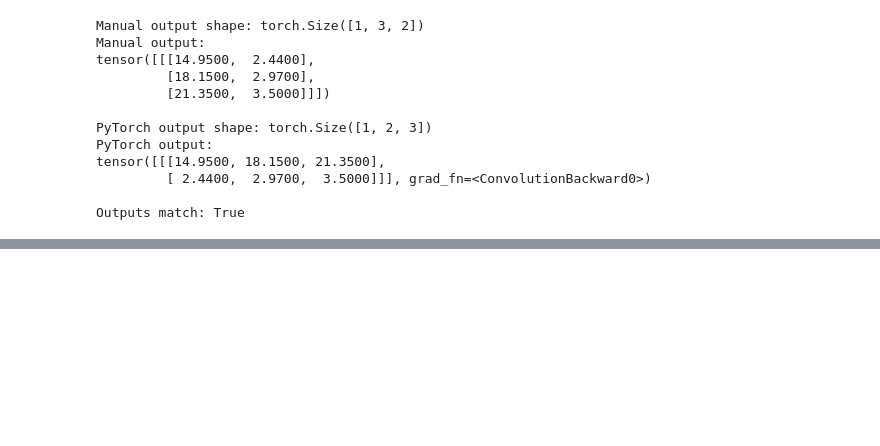
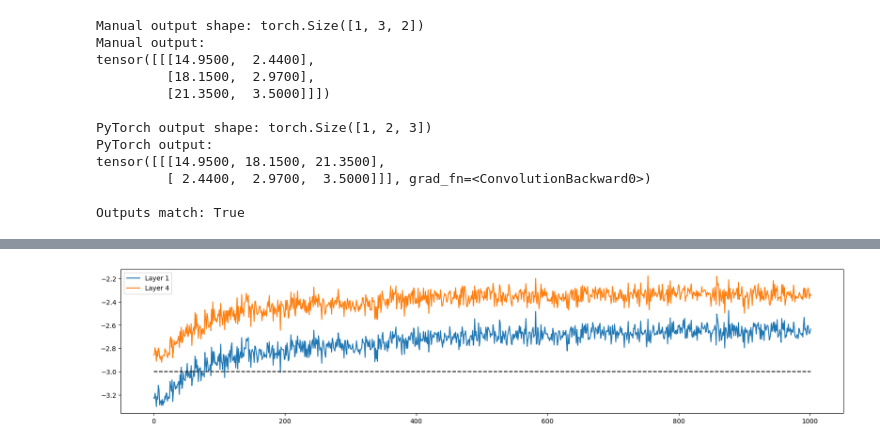
Before and after one commit to gpmarques/what_is_a_transformer, a Jupyter notebook: makemore_part6.ipynb, the cells around one changed output, grey strips where cells are left out. Drawn from its saved outputs; the diff is of its cells as text; code cells hidden in the pictures; blank space fills up the shorter version.

```diff
--- a/makemore_part6.ipynb
+++ b/makemore_part6.ipynb
@@ -629,3 +671,18 @@ Layer 3 outs: mean=+0.035035, std=6.104411e-01, saturation=12.90%
+# %%
+# Update to data ratio
+# We're calculating the ratio of lr * grad.std() / data.std()
+# With this ratio we are seeing how much the update affects the data
+plt.figure(figsize=(20, 4))
+legends = []
+for i, l in enumerate(model.layers):
+    for j, p in enumerate(l.parameters()):
+        if p.ndim == 3:
+            plt.plot([ud[i] for ud in update_to_data_ratio])
+            legends.append(f"Layer {i}")
+plt.plot([-3]*len(update_to_data_ratio), "k--")
+plt.legend(legends);
+# %% [output]
+[figure, added]
 # %%
 for _ in range(20):
     name = ""
```
Also changed, not shown: parts of 12 cells of this notebook.
